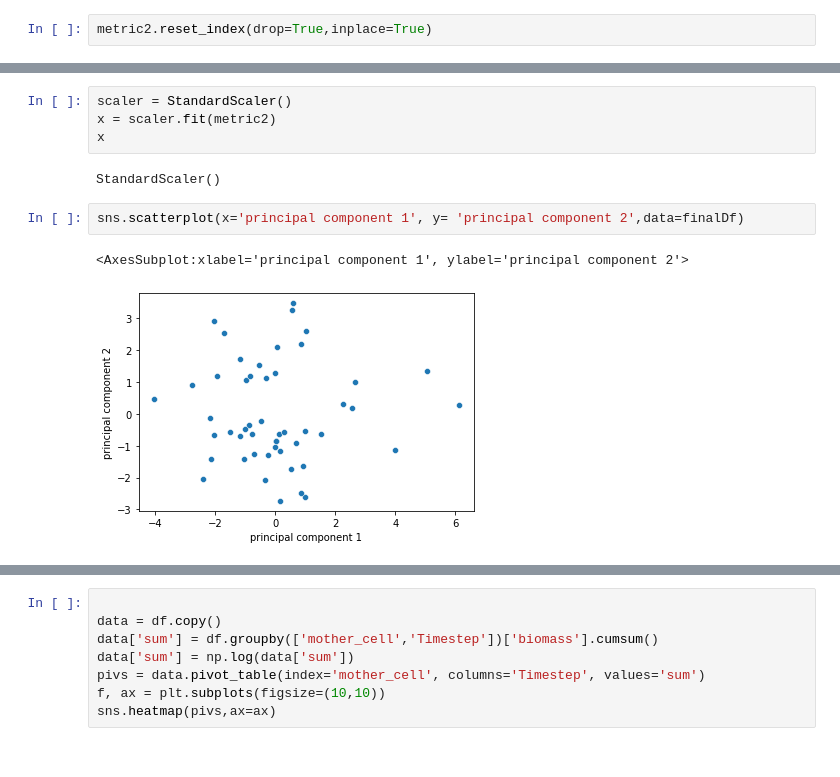
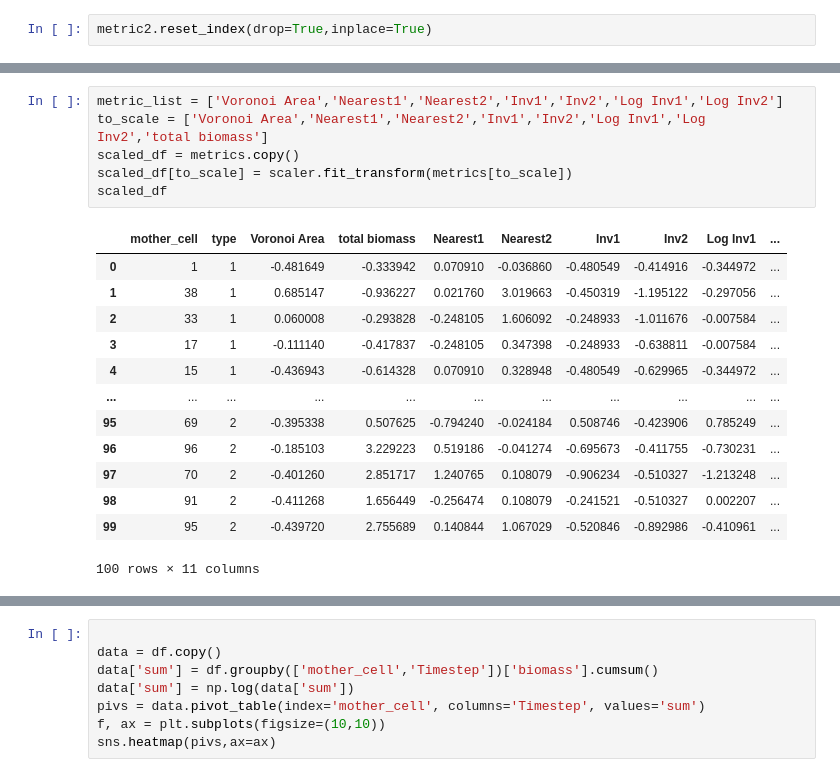
Before and after one commit to Jsakkos/nufeb-cyano-e-coli, a Jupyter notebook: notebooks/spatial effects.ipynb, the cells around one changed output, grey strips where cells are left out. Drawn from its saved outputs; the diff is of its cells as text.

```diff
--- a/notebooks/spatial effects.ipynb
+++ b/notebooks/spatial effects.ipynb
@@ -218,11 +205,20 @@ finalDf = pd.concat([principalDf, metric2[['total biomass']]], axis = 1)
-# %%
-scaler = StandardScaler()
-x = scaler.fit(metric2)
-x
-# %% [output]
-StandardScaler()
-# %%
-sns.scatterplot(x='principal component 1', y= 'principal component 2',data=finalDf)
-# %% [output]
-<AxesSubplot:xlabel='principal component 1', ylabel='principal component 2'>
-[figure, removed]
+# %%
+metric_list = ['Voronoi Area','Nearest1','Nearest2','Inv1','Inv2','Log Inv1','Log Inv2']
+to_scale = ['Voronoi Area','Nearest1','Nearest2','Inv1','Inv2','Log Inv1','Log Inv2','total biomass']
+scaled_df = metrics.copy()
+scaled_df[to_scale] = scaler.fit_transform(metrics[to_scale])
+scaled_df
+# %% [output]
+|  | mother_cell | type | Voronoi Area | total biomass | Nearest1 | Nearest2 | Inv1 | Inv2 | Log Inv1 | ... |
+| 0 | 1 | 1 | -0.481649 | -0.333942 | 0.070910 | -0.036860 | -0.480549 | -0.414916 | -0.344972 | ... |
+| 1 | 38 | 1 | 0.685147 | -0.936227 | 0.021760 | 3.019663 | -0.450319 | -1.195122 | -0.297056 | ... |
+| 2 | 33 | 1 | 0.060008 | -0.293828 | -0.248105 | 1.606092 | -0.248933 | -1.011676 | -0.007584 | ... |
+| 3 | 17 | 1 | -0.111140 | -0.417837 | -0.248105 | 0.347398 | -0.248933 | -0.638811 | -0.007584 | ... |
+| 4 | 15 | 1 | -0.436943 | -0.614328 | 0.070910 | 0.328948 | -0.480549 | -0.629965 | -0.344972 | ... |
+| ... | ... | ... | ... | ... | ... | ... | ... | ... | ... | ... |
+| 95 | 69 | 2 | -0.395338 | 0.507625 | -0.794240 | -0.024184 | 0.508746 | -0.423906 | 0.785249 | ... |
+| 96 | 96 | 2 | -0.185103 | 3.229223 | 0.519186 | -0.041274 | -0.695673 | -0.411755 | -0.730231 | ... |
+| 97 | 70 | 2 | -0.401260 | 2.851717 | 1.240765 | 0.108079 | -0.906234 | -0.510327 | -1.213248 | ... |
+| 98 | 91 | 2 | -0.411268 | 1.656449 | -0.256474 | 0.108079 | -0.241521 | -0.510327 | 0.002207 | ... |
+| 99 | 95 | 2 | -0.439720 | 2.755689 | 0.140844 | 1.067029 | -0.520846 | -0.892986 | -0.410961 | ... |
+100 rows × 11 columns
```
Also changed, not shown: parts of 15 cells of this notebook.
